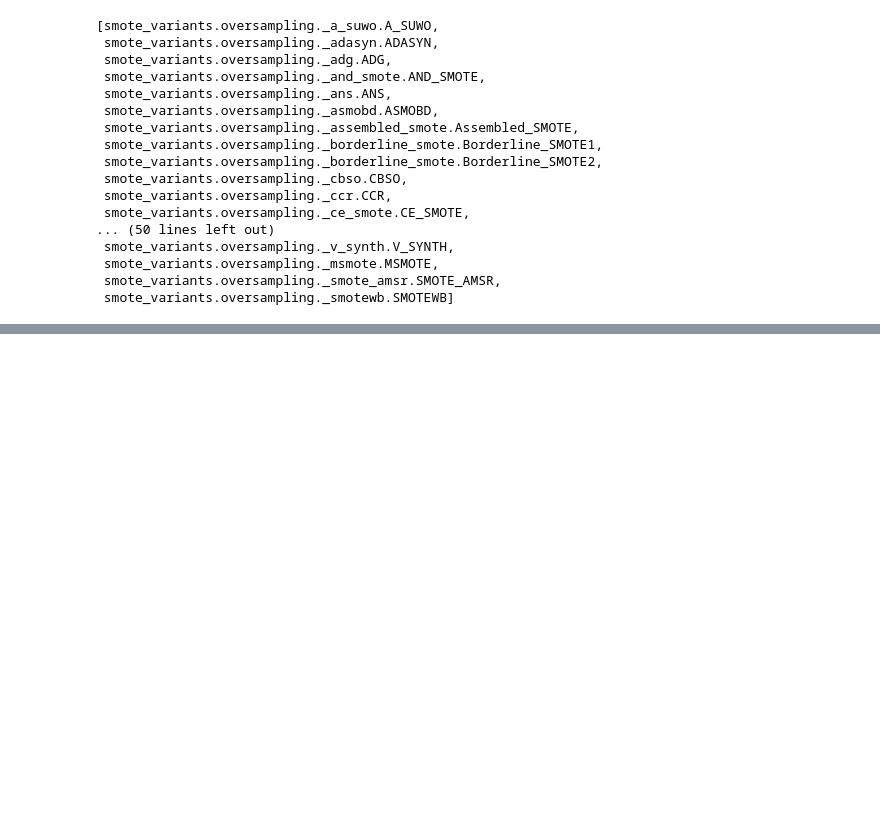
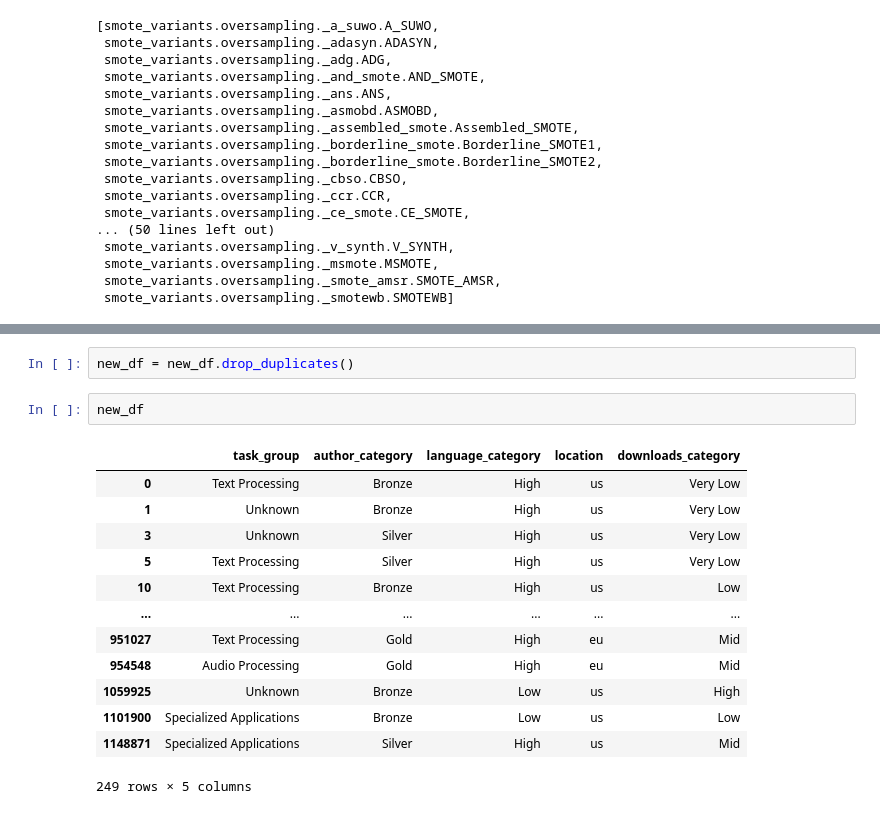
Before and after one commit to Sahil1709/POTNet, a Jupyter notebook: test.ipynb, the cells around one changed output, grey strips where cells are left out. Saved outputs shown, nothing was run; the diff lists cells and outputs as text; blank space fills up the shorter version.

```diff
--- a/test.ipynb
+++ b/test.ipynb
@@ -364,0 +669,18 @@ KeyboardInterrupt:
+# %%
+new_df = new_df.drop_duplicates()
+# %%
+new_df
+# %% [output]
+|  | task_group | author_category | language_category | location | downloads_category |
+| 0 | Text Processing | Bronze | High | us | Very Low |
+| 1 | Unknown | Bronze | High | us | Very Low |
+| 3 | Unknown | Silver | High | us | Very Low |
+| 5 | Text Processing | Silver | High | us | Very Low |
+| 10 | Text Processing | Bronze | High | us | Low |
+| ... | ... | ... | ... | ... | ... |
+| 951027 | Text Processing | Gold | High | eu | Mid |
+| 954548 | Audio Processing | Gold | High | eu | Mid |
+| 1059925 | Unknown | Bronze | Low | us | High |
+| 1101900 | Specialized Applications | Bronze | Low | us | Low |
+| 1148871 | Specialized Applications | Silver | High | us | Mid |
+249 rows × 5 columns
```
Also changed, not shown: parts of 31 cells of this notebook, 5 other files.
